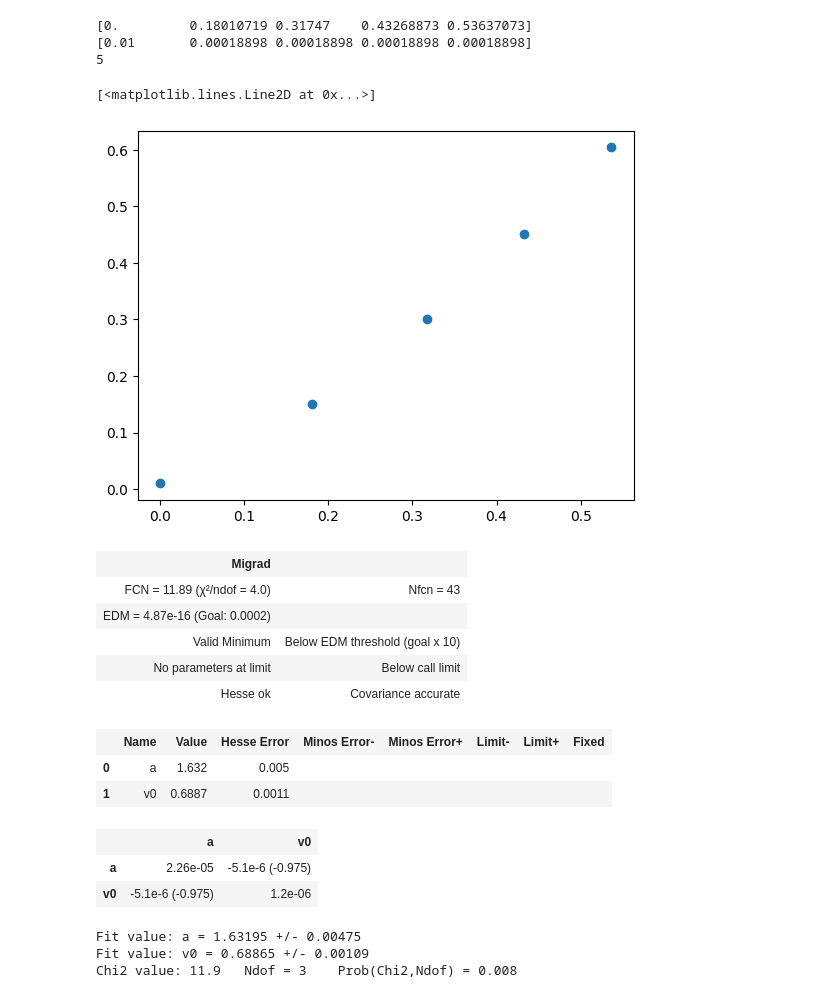
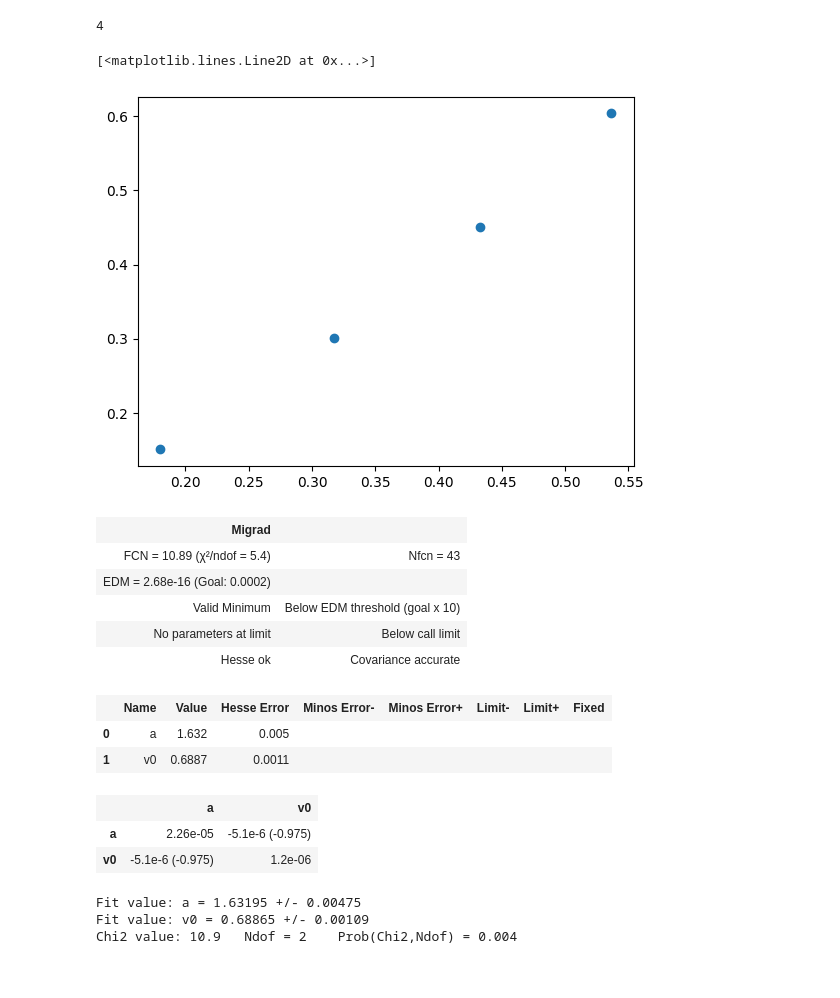
Before and after one commit to ansomax/AppStat2024_ASM, a Jupyter notebook: Project/fitting_a.ipynb, the cells around one changed output. Drawn from its saved outputs; the diff is of its cells as text; code cells hidden in the pictures.

```diff
--- a/Project/fitting_a.ipynb
+++ b/Project/fitting_a.ipynb
@@ -9,36 +9,34 @@ from scipy import stats
 # %%
 #importing the data
 
 data = np.loadtxt('boi_weighted_means.csv', delimiter=',', skiprows=1)
 
-data_times = data[0][13:]
-data_timeserr = data[1][13:]
+data_times = data[0][14:]
+data_timeserr = data[1][14:]
 
 beginning = np.array([0.01])
-data_distances = data[0][9:13] / 100
-data_distanceerrs = (data[1][9:13]) / 100
+data_distance = data[0][9:13] / 100
+data_distanceerr = (data[1][9:13]) / 100
 
 
 
-data_distance = np.append(beginning, data_distances)
-data_distanceerr = np.append(beginning, data_distanceerrs)
+#data_distance = np.append(beginning, data_distances)
+#data_distanceerr = np.append(beginning, data_distanceerrs)
 
-print(data_times)
-print(data_distanceerr)
+#print(data_times)
+#print(data_distanceerr)
 
 
 Ndata = len(data_distance)
 print(Ndata)
 
 #quick plot()
 
 plt.plot(data_times, data_distance,'o')
 # %% [output]
-[0.         0.18010719 0.31747    0.43268873 0.53637073]
-[0.01       0.00018898 0.00018898 0.00018898 0.00018898]
-5
+4
 [<matplotlib.lines.Line2D at 0x...>]
-[figure, old version]
+[figure, new version]
 # %%
 #defining our function
 
@@ -55,8 +53,8 @@ mfit = Minuit(a_fit, a = 6, v0 = 0)
 mfit.migrad()
 # %% [output]
 | Migrad |  |
-| FCN = 11.89 (χ²/ndof = 4.0) | Nfcn = 43 |
-| EDM = 4.87e-16 (Goal: 0.0002) |  |
+| FCN = 10.89 (χ²/ndof = 5.4) | Nfcn = 43 |
+| EDM = 2.68e-16 (Goal: 0.0002) |  |
 | Valid Minimum | Below EDM threshold (goal x 10) |
 | No parameters at limit | Below call limit |
 | Hesse ok | Covariance accurate |
@@ -90,7 +88,7 @@ print(f"Chi2 value: {chi2:.1f}   Ndof = {Ndof:.0f}    Prob(Chi2,Ndof) = {p_value
 # %% [output]
 Fit value: a = 1.63195 +/- 0.00475
 Fit value: v0 = 0.68865 +/- 0.00109
-Chi2 value: 11.9   Ndof = 3    Prob(Chi2,Ndof) = 0.008
+Chi2 value: 10.9   Ndof = 2    Prob(Chi2,Ndof) = 0.004
 # %%
 xmin = np.min(data_times)
 xmax = np.max(data_times)
```
Also changed, not shown: parts of 1 cell of this notebook, 31 other files.
